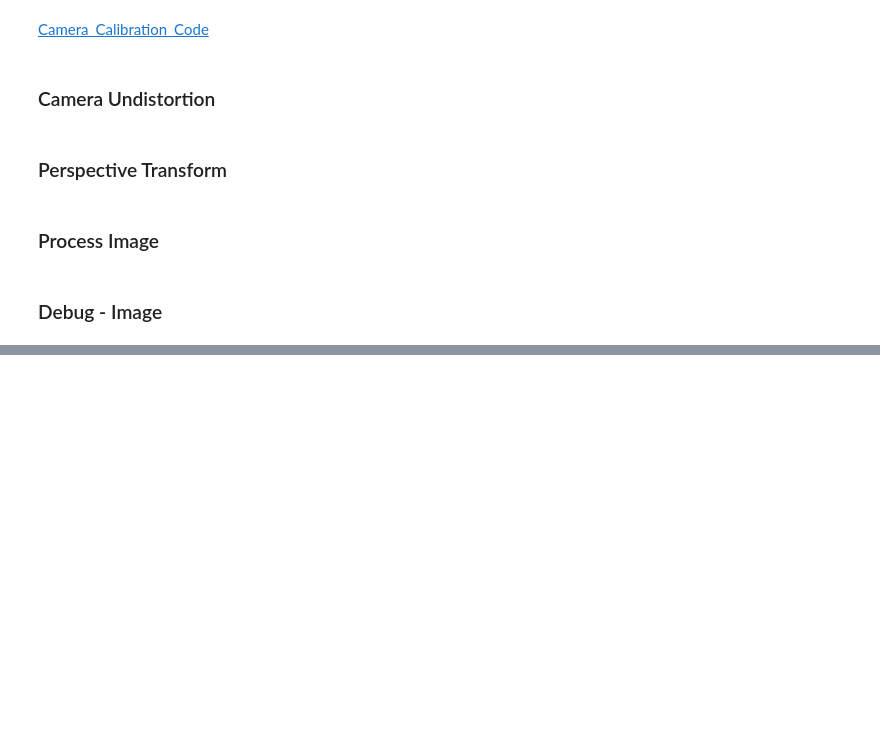
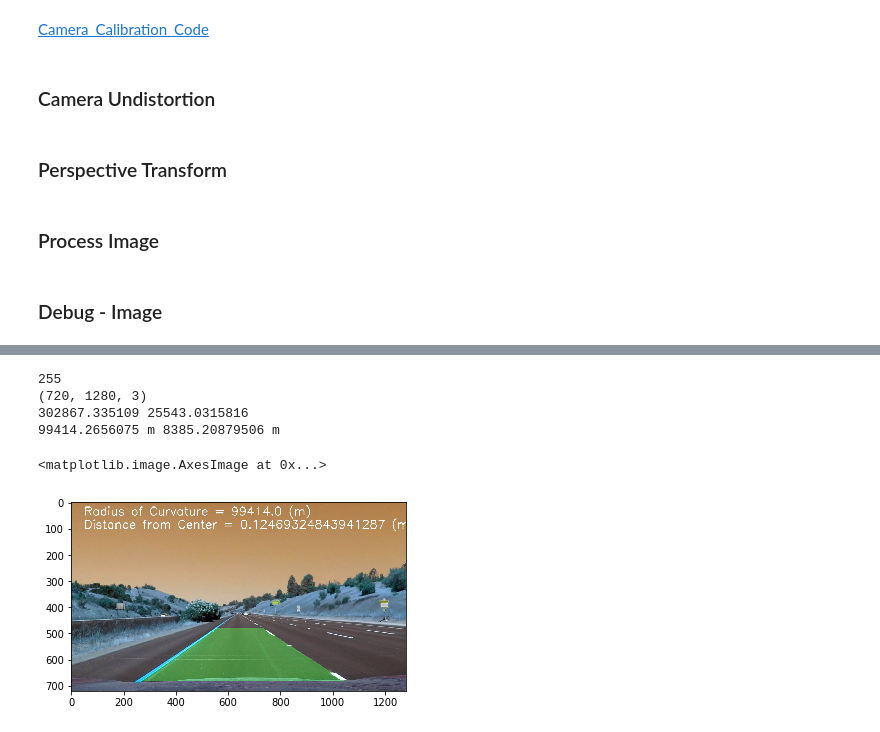
Before and after one commit to anujpotnis/CarND-Advanced-Lane-Lines, a Jupyter notebook: P4.ipynb, the cells around one changed output, grey strips where cells are left out. Saved outputs shown, nothing was run; the diff lists cells and outputs as text; code cells hidden in the pictures; blank space fills up the shorter version.

Commit message:
added radius and lane offset

```diff
--- a/P4.ipynb
+++ b/P4.ipynb
@@ -317,6 +317,15 @@ def process_image(img):
     result = cv2.addWeighted(img_rgb, 1, newwarp, 0.3, 0)
 #     plt.imshow(result)
 
+    lane_center = (np.absolute(right_fitx[np.max(ploty)] + left_fitx[np.max(ploty)]))/2
+    dist_from_center = np.absolute(img.shape[1] // 2 - lane_center) * xm_per_pix
+
+    font = cv2.FONT_HERSHEY_SIMPLEX
+    curvature_info = 'Radius of Curvature = ' + np.float32(np.int(left_curverad)).astype('str') + ' (m)'
+    dist_from_center_info = 'Distance from Center = ' + dist_from_center.astype('str') + ' (m)'
+    result_info = cv2.putText(result, curvature_info,(50,50), font, 1.5,(255,255,255), 2, cv2.LINE_AA)
+    result_info = cv2.putText(result_info, dist_from_center_info,(50,100), font, 1.5,(255,255,255), 2, cv2.LINE_AA)
+
     return result
 #     return stack_binary
 # %% [markdown]
@@ -326,7 +337,14 @@ print(left_coefficients)
 # %%
-img = cv2.imread('./test_images/straight_lines2.jpg')
+img = cv2.imread('./test_images/straight_lines1.jpg')
 img_out = process_image(img)
 plt.imshow(img_out)
+# %% [output]
+255
+(720, 1280, 3)
+302867.335109 25543.0315816
+99414.2656075 m 8385.20879506 m
+<matplotlib.image.AxesImage at 0x...>
+[figure, added]
 # %%
 clip1 = VideoFileClip('./project_video.mp4')
 white_clip = clip1.fl_image(process_image) #NOTE: this function expects color images!!
```
Also changed, not shown: parts of 1 cell of this notebook.
